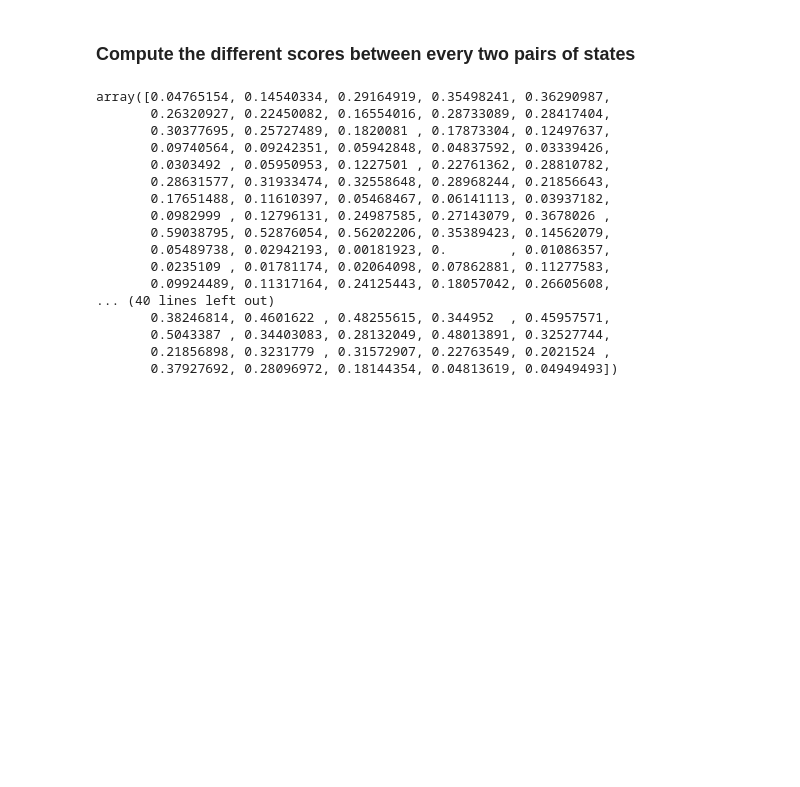
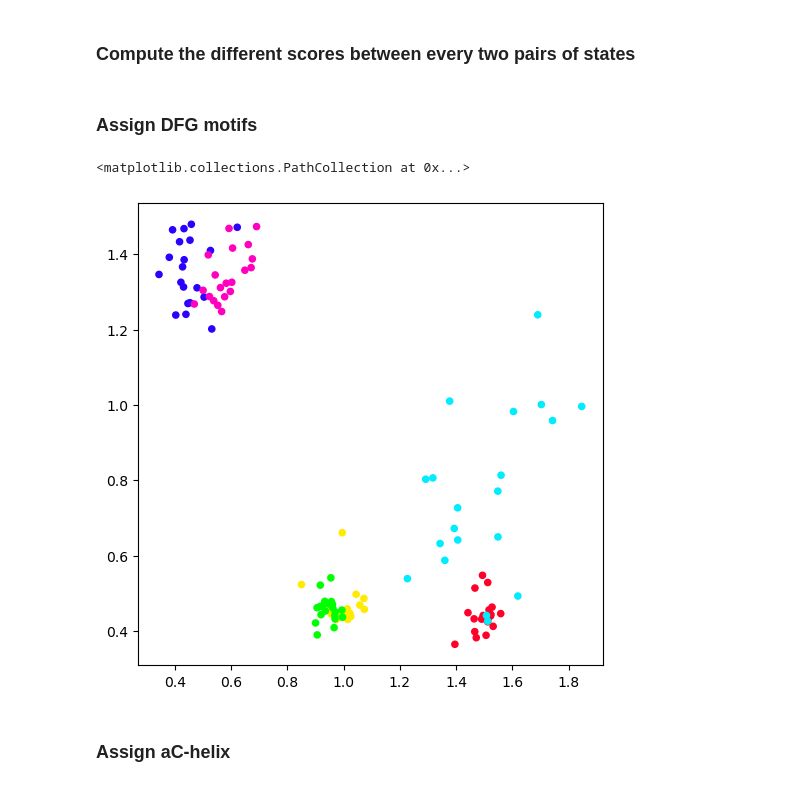
Before and after one commit to meyresearch/kinase_analysis, a Jupyter notebook: analysis_compare_samples.ipynb, the cells around one changed output. Drawn from its saved outputs; the diff is of its cells as text; code cells hidden in the pictures; blank space fills up the shorter version.

```diff
--- a/analysis_compare_samples.ipynb
+++ b/analysis_compare_samples.ipynb
@@ -64,23 +64,26 @@ for i in range(n_states):
 for i in range(n_states):
     for j in range(n_states-i-1):
             save_example_with_property(savedir/f'MS_{i+1}.pdb', res_scores[i][j], savedir/f'MS_{i+1}_{j+i+2}_score.pdb')
-# %%
-res_scores[4][0]
-# %% [output]
-array([0.04765154, 0.14540334, 0.29164919, 0.35498241, 0.36290987,
-       0.26320927, 0.22450082, 0.16554016, 0.28733089, 0.28417404,
-       0.30377695, 0.25727489, 0.1820081 , 0.17873304, 0.12497637,
-       0.09740564, 0.09242351, 0.05942848, 0.04837592, 0.03339426,
-       0.0303492 , 0.05950953, 0.1227501 , 0.22761362, 0.28810782,
-       0.28631577, 0.31933474, 0.32558648, 0.28968244, 0.21856643,
-       0.17651488, 0.11610397, 0.05468467, 0.06141113, 0.03937182,
-       0.0982999 , 0.12796131, 0.24987585, 0.27143079, 0.3678026 ,
-       0.59038795, 0.52876054, 0.56202206, 0.35389423, 0.14562079,
-       0.05489738, 0.02942193, 0.00181923, 0.        , 0.01086357,
-       0.0235109 , 0.01781174, 0.02064098, 0.07862881, 0.11277583,
-       0.09924489, 0.11317164, 0.24125443, 0.18057042, 0.26605608,
-... (40 lines left out)
-       0.38246814, 0.4601622 , 0.48255615, 0.344952  , 0.45957571,
-       0.5043387 , 0.34403083, 0.28132049, 0.48013891, 0.32527744,
-       0.21856898, 0.3231779 , 0.31572907, 0.22763549, 0.2021524 ,
-       0.37927692, 0.28096972, 0.18144354, 0.04813619, 0.04949493])
+# %% [markdown]
+### Assign DFG motifs
+# %%
+dists = []
+state = []
+for i, sample in enumerate(samples):
+    state.extend([i]*len(sample))
+    dists.extend(dbdist_featuriser(sample, save_to_disk=None))
+dists = np.array(dists)
+# %%
+cmap = 'gist_rainbow'
+n_states = 6
+cmap = mpl.colormaps[f'{cmap}'].resampled(n_states)
+norm = colors.BoundaryNorm(list(range(0, n_states+1)), n_states, clip=True)
+
+fig, ax=plt.subplots(1,1,figsize=(6, 6))
+
+ax.scatter(dists[:,0], dists[:,1], s=20, c=state, cmap=cmap, norm=norm)
+# %% [output]
+<matplotlib.collections.PathCollection at 0x...>
+[figure, added]
+# %% [markdown]
+### Assign aC-helix
```
Also changed, not shown: parts of 16 cells of this notebook, 4 other files.
